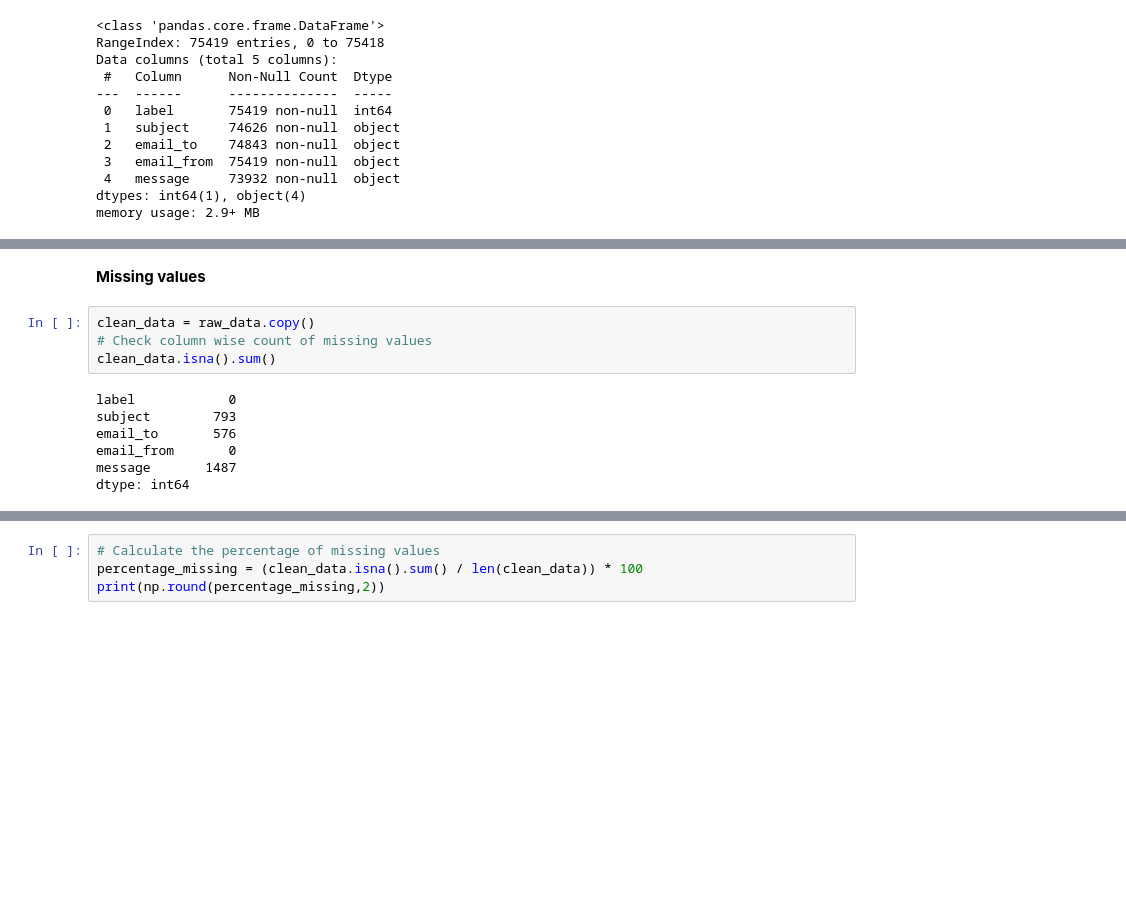
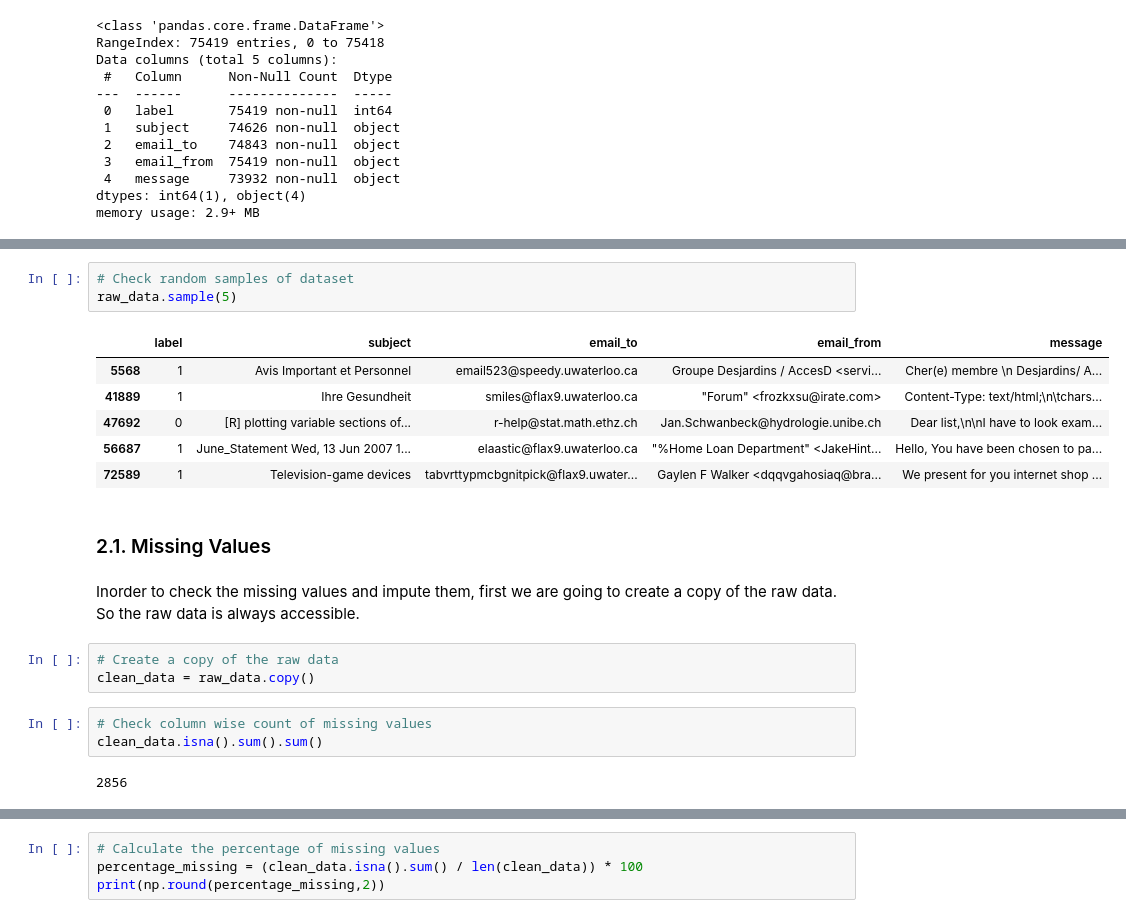
Before and after one commit to dfrancis-tech/email_spam, a Jupyter notebook: EDA.ipynb, the cells around one changed output, grey strips where cells are left out. Cells and saved outputs as stored; diff of their text form; blank space fills up the shorter version.

```diff
--- a/EDA.ipynb
+++ b/EDA.ipynb
@@ -70,13 +107,23 @@ memory usage: 2.9+ MB
+# %%
+# Check random samples of dataset
+raw_data.sample(5)
+# %% [output]
+|  | label | subject | email_to | email_from | message |
+| 5568 | 1 | Avis Important et Personnel | email523@speedy.uwaterloo.ca | Groupe Desjardins / AccesD <servi... | Cher(e) membre \n Desjardins/ A... |
+| 41889 | 1 | Ihre Gesundheit | smiles@flax9.uwaterloo.ca | "Forum" <frozkxsu@irate.com> | Content-Type: text/html;\n\tchars... |
+| 47692 | 0 | [R] plotting variable sections of... | r-help@stat.math.ethz.ch | Jan.Schwanbeck@hydrologie.unibe.ch | Dear list,\n\nI have to look exam... |
+| 56687 | 1 | June_Statement Wed, 13 Jun 2007 1... | elaastic@flax9.uwaterloo.ca | "%Home Loan Department" <JakeHint... | Hello, You have been chosen to pa... |
+| 72589 | 1 | Television-game devices | tabvrttypmcbgnitpick@flax9.uwater... | Gaylen F Walker <dqqvgahosiaq@bra... | We present for you internet shop ... |
 # %% [markdown]
-**Missing values**
+<a id = "mv"></a>
+### 2.1. Missing Values
+# %% [markdown]
+Inorder to check the missing values and impute them, first we are going to create a copy of the raw data. So the raw data is always accessible.
 # %%
+# Create a copy of the raw data
 clean_data = raw_data.copy()
-# Check column wise count of missing values
-clean_data.isna().sum()
-# %% [output]
-label            0
-subject        793
-email_to       576
-email_from       0
-message       1487
-dtype: int64
+# %%
+# Check column wise count of missing values
+clean_data.isna().sum().sum()
+# %% [output]
+2856
```
Also changed, not shown: parts of 51 cells of this notebook.
